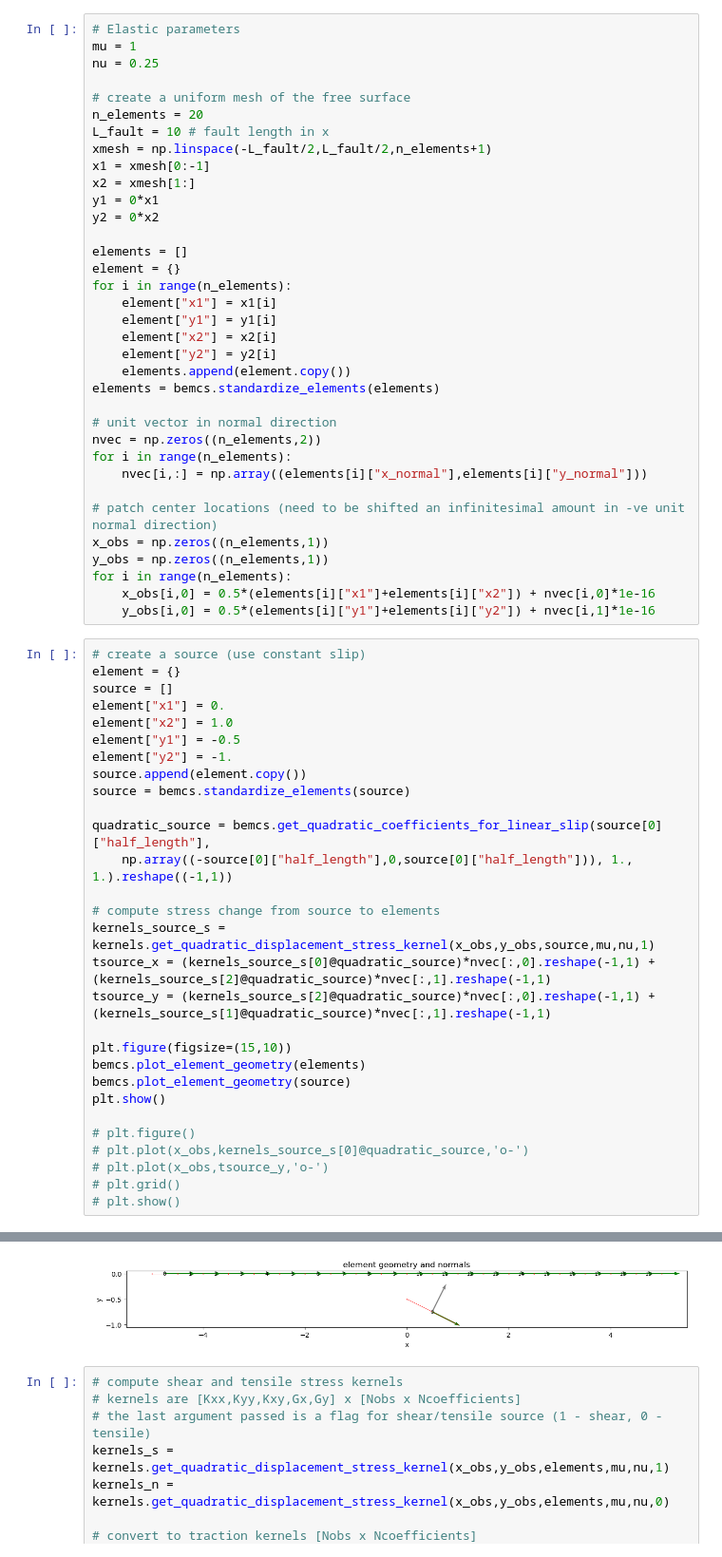
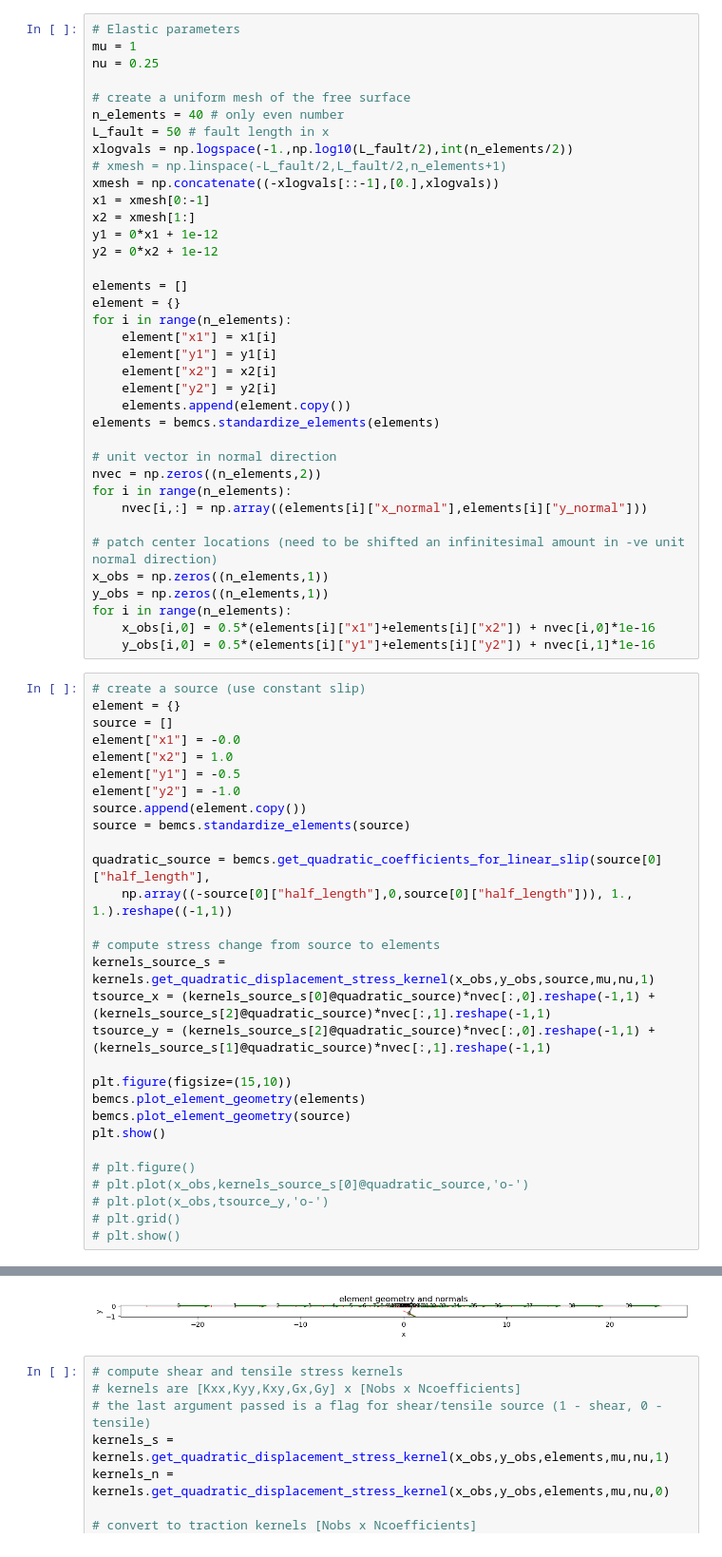
Before and after one commit to mallickrishg/bemcs, a Jupyter notebook: examples/examples_2_freesurface.ipynb, the cells around one changed output, grey strips where cells are left out. Shown at 95% size. Drawn from its saved outputs; the diff is of its cells as text.

```diff
--- a/examples/examples_2_freesurface.ipynb
+++ b/examples/examples_2_freesurface.ipynb
@@ -43,13 +44,15 @@ mu = 1
 nu = 0.25
 
 # create a uniform mesh of the free surface
-n_elements = 20
-L_fault = 10 # fault length in x
-xmesh = np.linspace(-L_fault/2,L_fault/2,n_elements+1)
+n_elements = 40 # only even number
+L_fault = 50 # fault length in x
+xlogvals = np.logspace(-1.,np.log10(L_fault/2),int(n_elements/2))
+# xmesh = np.linspace(-L_fault/2,L_fault/2,n_elements+1)
+xmesh = np.concatenate((-xlogvals[::-1],[0.],xlogvals))
 x1 = xmesh[0:-1]
 x2 = xmesh[1:]
-y1 = 0*x1
-y2 = 0*x2
+y1 = 0*x1 + 1e-12
+y2 = 0*x2 + 1e-12
 
 elements = []
 element = {}
@@ -75,36 +78,36 @@ for i in range(n_elements):
 # %%
 # create a source (use constant slip)
 element = {}
 source = []
-element["x1"] = 0.
+element["x1"] = -0.0
 element["x2"] = 1.0
 element["y1"] = -0.5
-element["y2"] = -1.
+element["y2"] = -1.0
 source.append(element.copy())
 source = bemcs.standardize_elements(source)
 
 quadratic_source = bemcs.get_quadratic_coefficients_for_linear_slip(source[0]["half_length"],
     np.array((-source[0]["half_length"],0,source[0]["half_length"])), 1., 1.).reshape((-1,1))
 
 # compute stress change from source to elements
 kernels_source_s = kernels.get_quadratic_displacement_stress_kernel(x_obs,y_obs,source,mu,nu,1)
 tsource_x = (kernels_source_s[0]@quadratic_source)*nvec[:,0].reshape(-1,1) + (kernels_source_s[2]@quadratic_source)*nvec[:,1].reshape(-1,1)
 tsource_y = (kernels_source_s[2]@quadratic_source)*nvec[:,0].reshape(-1,1) + (kernels_source_s[1]@quadratic_source)*nvec[:,1].reshape(-1,1)
 
 plt.figure(figsize=(15,10))
 bemcs.plot_element_geometry(elements)
 bemcs.plot_element_geometry(source)
 plt.show()
 
 # plt.figure()
 # plt.plot(x_obs,kernels_source_s[0]@quadratic_source,'o-')
 # plt.plot(x_obs,tsource_y,'o-')
 # plt.grid()
 # plt.show()
 # %% [output]
 IN BEMCS - physical_displacements=array([1., 1., 1.])
 IN BEMCS - quadratic_coefficients=array([1., 1., 1.])
-[figure, old version]
+[figure, new version]
 # %%
 # compute shear and tensile stress kernels
 # kernels are [Kxx,Kyy,Kxy,Gx,Gy] x [Nobs x Ncoefficients]
```
Also changed, not shown: parts of 8 cells of this notebook.
